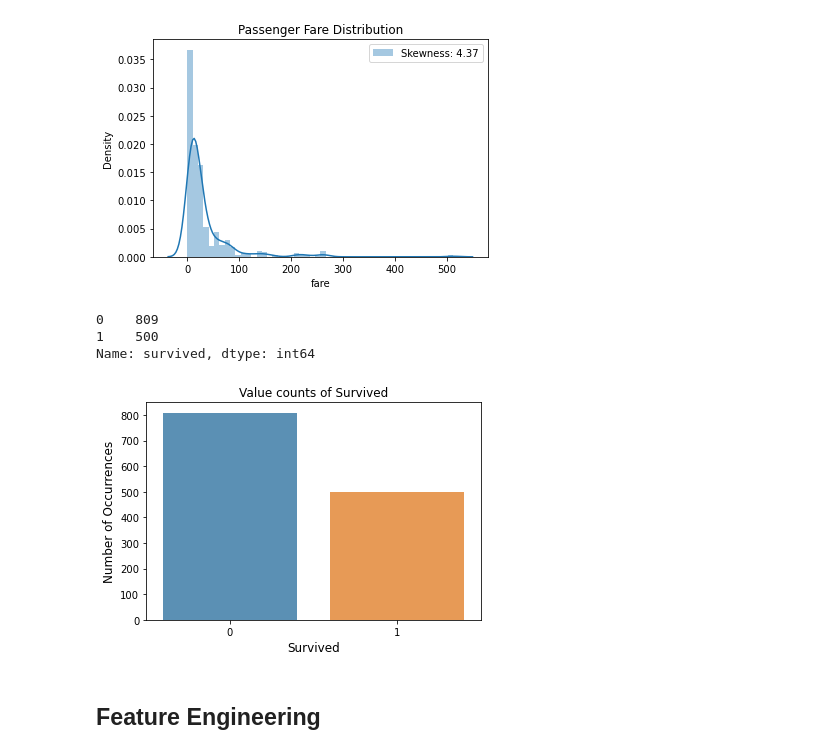
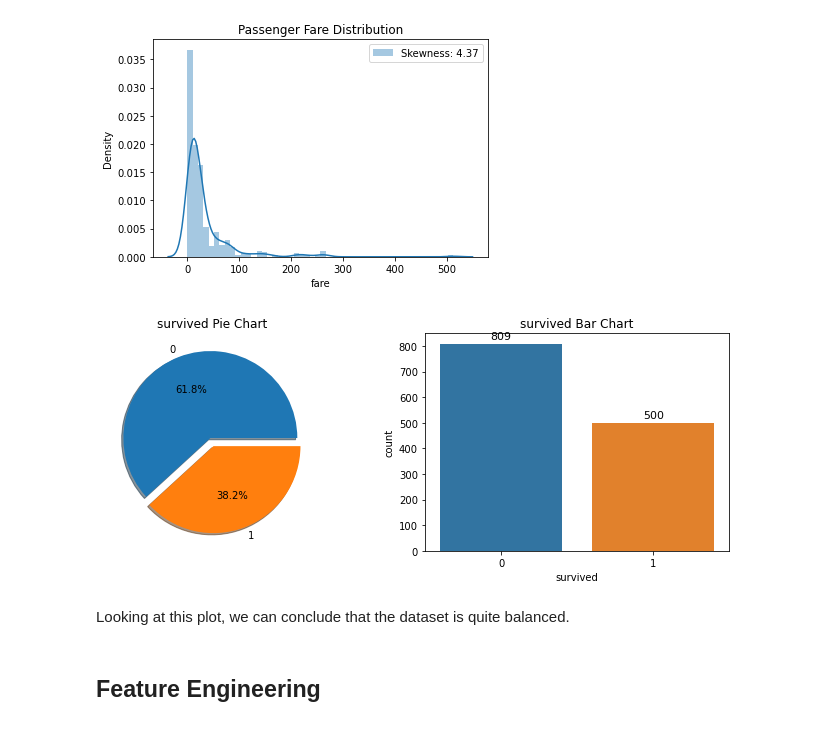
Before and after one commit to vadimlee33/Titanic-Survival-Prediction, a Jupyter notebook: titanic_main.ipynb, the cells around one changed output. Saved outputs shown, nothing was run; the diff lists cells and outputs as text; code cells hidden in the pictures.

```diff
--- a/titanic_main.ipynb
+++ b/titanic_main.ipynb
@@ -103,23 +152,35 @@ plt.title('Passenger Fare Distribution')
 # %% [output]
 Text(0.5, 1.0, 'Passenger Fare Distribution')
 [figure]
+# %%
+def categorical_dist_plots(data, var):
+    fig, ax = plt.subplots(1, 2, figsize=(12, 4))
+
+    data[var].value_counts().plot(
+        kind = "pie",
+        explode = [0.05 for x in data[var].dropna().unique()],
+        autopct = '%1.1f%%',
+        ax = ax[0],
+        shadow = True)
+    ax[0].set_title(f"{var} Pie Chart")
+    ax[0].set_ylabel('')
+
+    count = sns.countplot(x = var, data = data, ax = ax[1])
+    for bar in count.patches:
+        count.annotate(format(bar.get_height()),
+            (bar.get_x() + bar.get_width() / 2,
+            bar.get_height()), ha = 'center', va = 'center',
+            size = 11, xytext = (0, 8),
+            textcoords = 'offset points')
+    ax[1].set_title(f"{var} Bar Chart")
+    plt.show()
 # %%
-survived_count = data['survived'].value_counts(dropna = False)
-survived_count
+# Check our target distribution
+categorical_dist_plots(data, 'survived')
 # %% [output]
-0    809
-1    500
-Name: survived, dtype: int64
+[figure, added]
-# %%
-# check distribution of target variable
-
-sns.barplot(survived_count.index, survived_count.values, alpha = 0.8)
-plt.title('Value counts of Survived')
-plt.ylabel('Number of Occurrences', fontsize = 12)
-plt.xlabel('Survived', fontsize = 12)
-plt.show()
-# %% [output]
-[figure, removed]
+# %% [markdown]
+Looking at this plot, we can conclude that the dataset is quite balanced.
 # %% [markdown]
 ## Feature Engineering
 # %%
```
Also changed, not shown: parts of 43 cells of this notebook.
